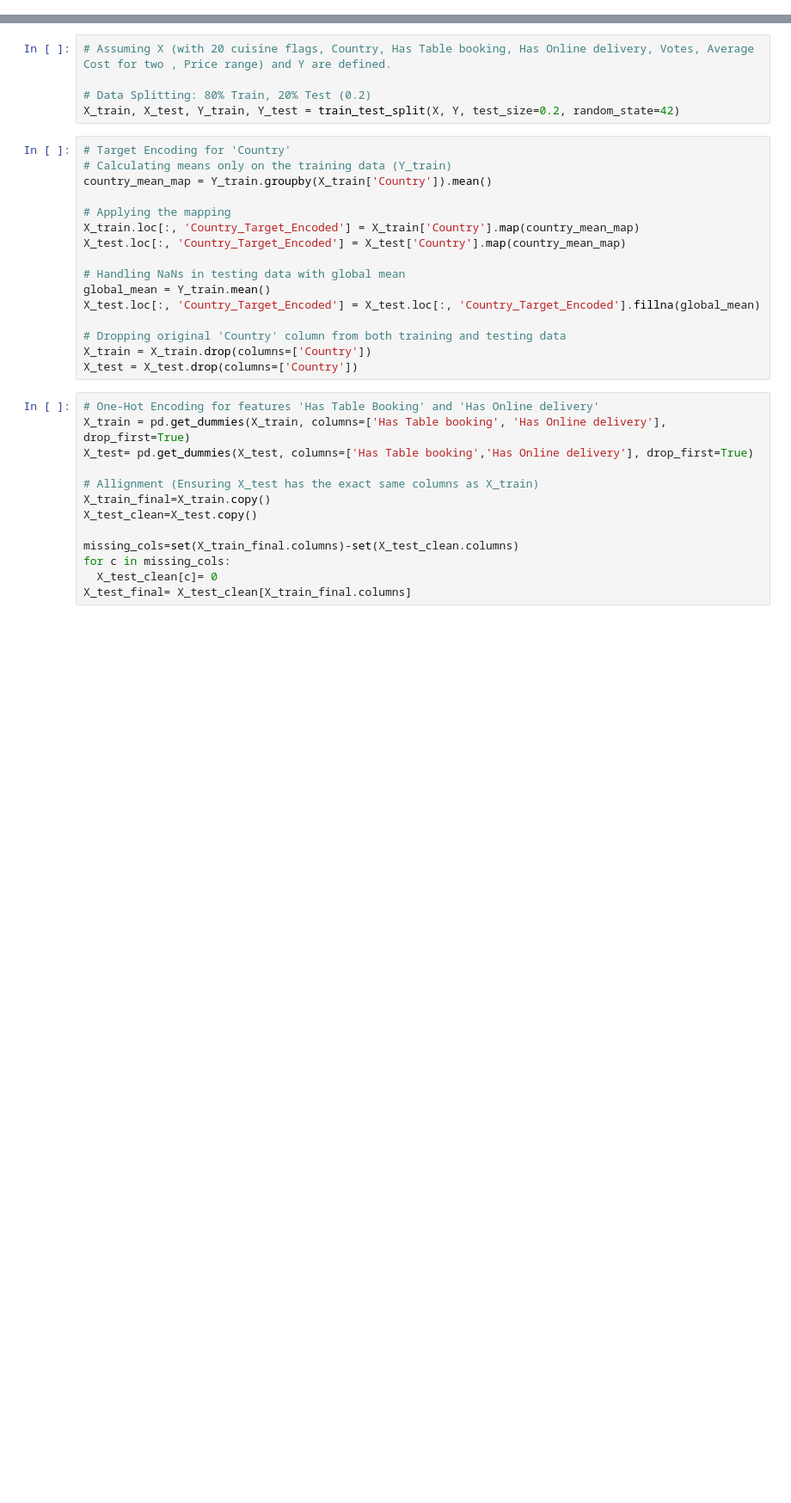
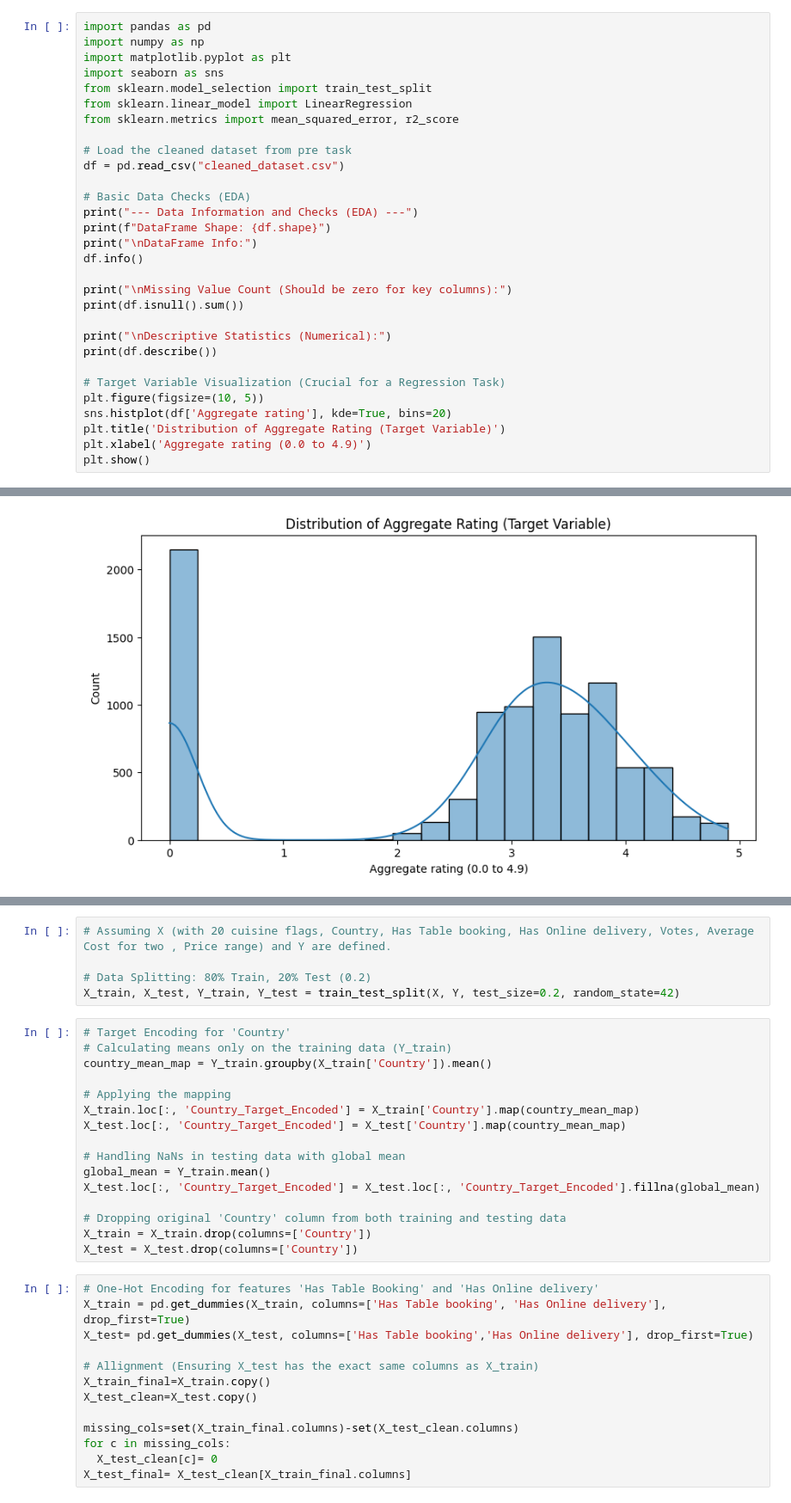
Before and after one commit to Lakshman2405/restaurant-analytics-recommendation-system, a Jupyter notebook: Predict_Restaurant_Ratings.ipynb, the cells around one changed output, grey strips where cells are left out. Shown at 86% size. Saved outputs shown, nothing was run; the diff lists cells and outputs as text; blank space fills up the shorter version.

Commit message:
Update restaurant analytics project with ML models and recommendation system

```diff
--- a/Predict_Restaurant_Ratings.ipynb
+++ b/Predict_Restaurant_Ratings.ipynb
@@ -0,0 +1,31 @@
+# %%
+import pandas as pd
+import numpy as np
+import matplotlib.pyplot as plt
+import seaborn as sns
+from sklearn.model_selection import train_test_split
+from sklearn.linear_model import LinearRegression
+from sklearn.metrics import mean_squared_error, r2_score
+
+# Load the cleaned dataset from pre task
+df = pd.read_csv("cleaned_dataset.csv")
+
+# Basic Data Checks (EDA)
+print("--- Data Information and Checks (EDA) ---")
+print(f"DataFrame Shape: {df.shape}")
+print("\nDataFrame Info:")
+df.info()
+
+print("\nMissing Value Count (Should be zero for key columns):")
+print(df.isnull().sum())
+
+print("\nDescriptive Statistics (Numerical):")
+print(df.describe())
+
+# Target Variable Visualization (Crucial for a Regression Task)
+plt.figure(figsize=(10, 5))
+sns.histplot(df['Aggregate rating'], kde=True, bins=20)
+plt.title('Distribution of Aggregate Rating (Target Variable)')
+plt.xlabel('Aggregate rating (0.0 to 4.9)')
+plt.show()
+# %% [output]
@@ -1 +49,2 @@
+[figure, added]
 # %%
```
Also changed, not shown: parts of 6 cells of this notebook, 4 other files.
